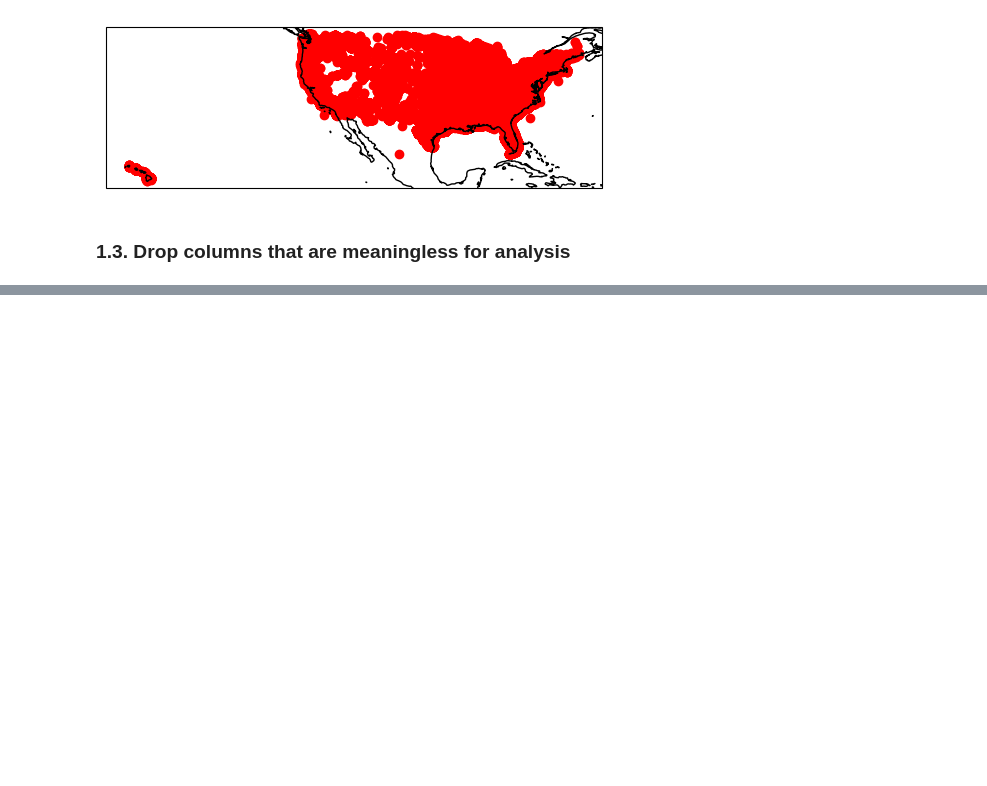
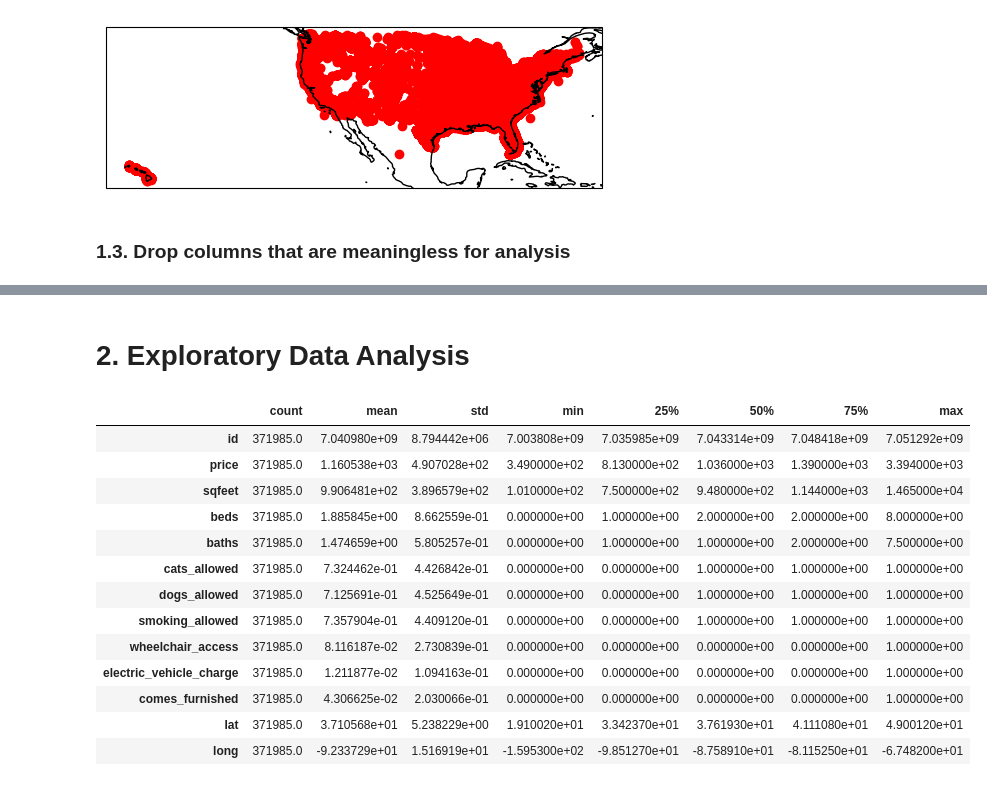
Before and after one commit to misha8347/Data-Gathering, a Jupyter notebook: final_exam/housing_analysis.ipynb, the cells around one changed output, grey strips where cells are left out. Saved outputs shown, nothing was run; the diff lists cells and outputs as text; code cells hidden in the pictures; blank space fills up the shorter version.

```diff
--- a/final_exam/housing_analysis.ipynb
+++ b/final_exam/housing_analysis.ipynb
@@ -128,0 +269,19 @@ df.drop(columns=['url', 'region_url', 'image_url'], inplace=True)
+# %% [markdown]
+# 2. Exploratory Data Analysis
+# %%
+df.describe().T
+# %% [output]
+|  | count | mean | std | min | 25% | 50% | 75% | max |
+| id | 371985.0 | 7.040980e+09 | 8.794442e+06 | 7.003808e+09 | 7.035985e+09 | 7.043314e+09 | 7.048418e+09 | 7.051292e+09 |
+| price | 371985.0 | 1.160538e+03 | 4.907028e+02 | 3.490000e+02 | 8.130000e+02 | 1.036000e+03 | 1.390000e+03 | 3.394000e+03 |
+| sqfeet | 371985.0 | 9.906481e+02 | 3.896579e+02 | 1.010000e+02 | 7.500000e+02 | 9.480000e+02 | 1.144000e+03 | 1.465000e+04 |
+| beds | 371985.0 | 1.885845e+00 | 8.662559e-01 | 0.000000e+00 | 1.000000e+00 | 2.000000e+00 | 2.000000e+00 | 8.000000e+00 |
+| baths | 371985.0 | 1.474659e+00 | 5.805257e-01 | 0.000000e+00 | 1.000000e+00 | 1.000000e+00 | 2.000000e+00 | 7.500000e+00 |
+| cats_allowed | 371985.0 | 7.324462e-01 | 4.426842e-01 | 0.000000e+00 | 0.000000e+00 | 1.000000e+00 | 1.000000e+00 | 1.000000e+00 |
+| dogs_allowed | 371985.0 | 7.125691e-01 | 4.525649e-01 | 0.000000e+00 | 0.000000e+00 | 1.000000e+00 | 1.000000e+00 | 1.000000e+00 |
+| smoking_allowed | 371985.0 | 7.357904e-01 | 4.409120e-01 | 0.000000e+00 | 0.000000e+00 | 1.000000e+00 | 1.000000e+00 | 1.000000e+00 |
+| wheelchair_access | 371985.0 | 8.116187e-02 | 2.730839e-01 | 0.000000e+00 | 0.000000e+00 | 0.000000e+00 | 0.000000e+00 | 1.000000e+00 |
+| electric_vehicle_charge | 371985.0 | 1.211877e-02 | 1.094163e-01 | 0.000000e+00 | 0.000000e+00 | 0.000000e+00 | 0.000000e+00 | 1.000000e+00 |
+| comes_furnished | 371985.0 | 4.306625e-02 | 2.030066e-01 | 0.000000e+00 | 0.000000e+00 | 0.000000e+00 | 0.000000e+00 | 1.000000e+00 |
+| lat | 371985.0 | 3.710568e+01 | 5.238229e+00 | 1.910020e+01 | 3.342370e+01 | 3.761930e+01 | 4.111080e+01 | 4.900120e+01 |
+| long | 371985.0 | -9.233729e+01 | 1.516919e+01 | -1.595300e+02 | -9.851270e+01 | -8.758910e+01 | -8.115250e+01 | -6.748200e+01 |
```
Also changed, not shown: parts of 11 cells of this notebook.
